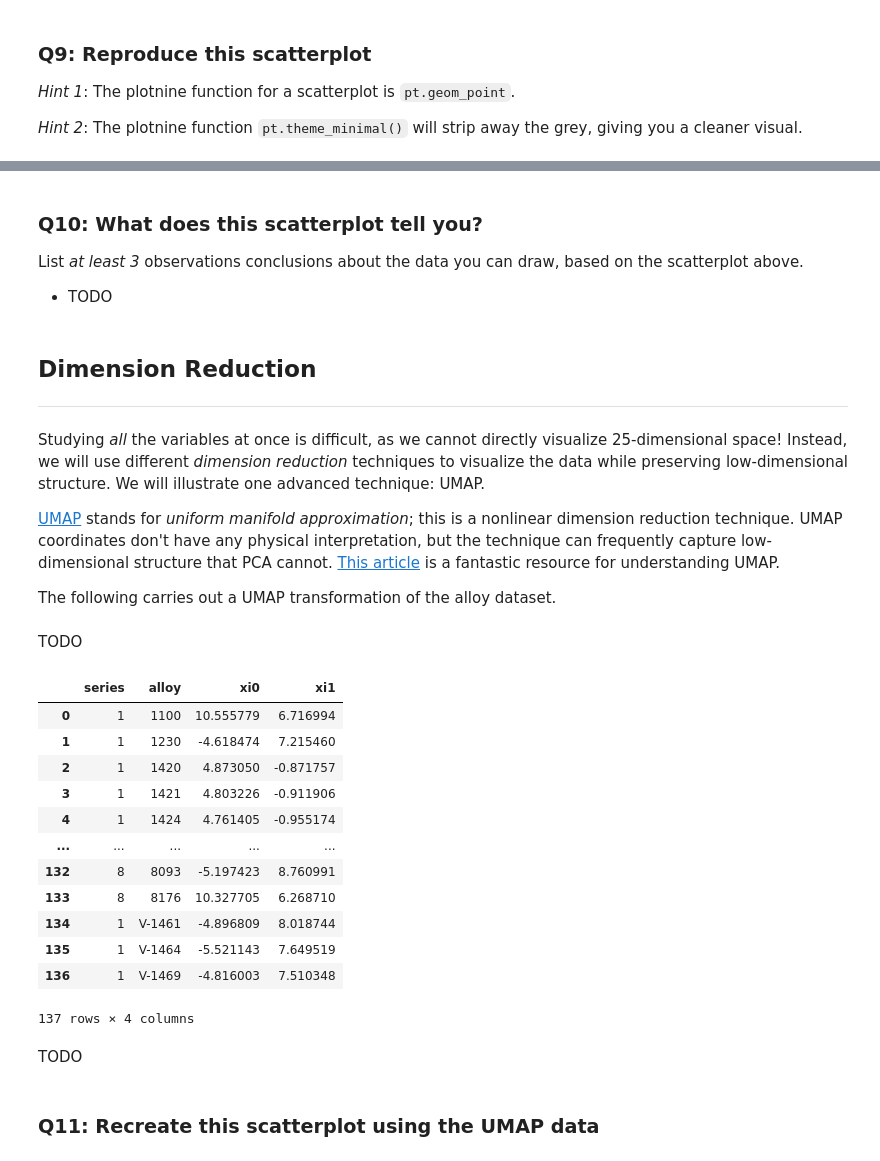
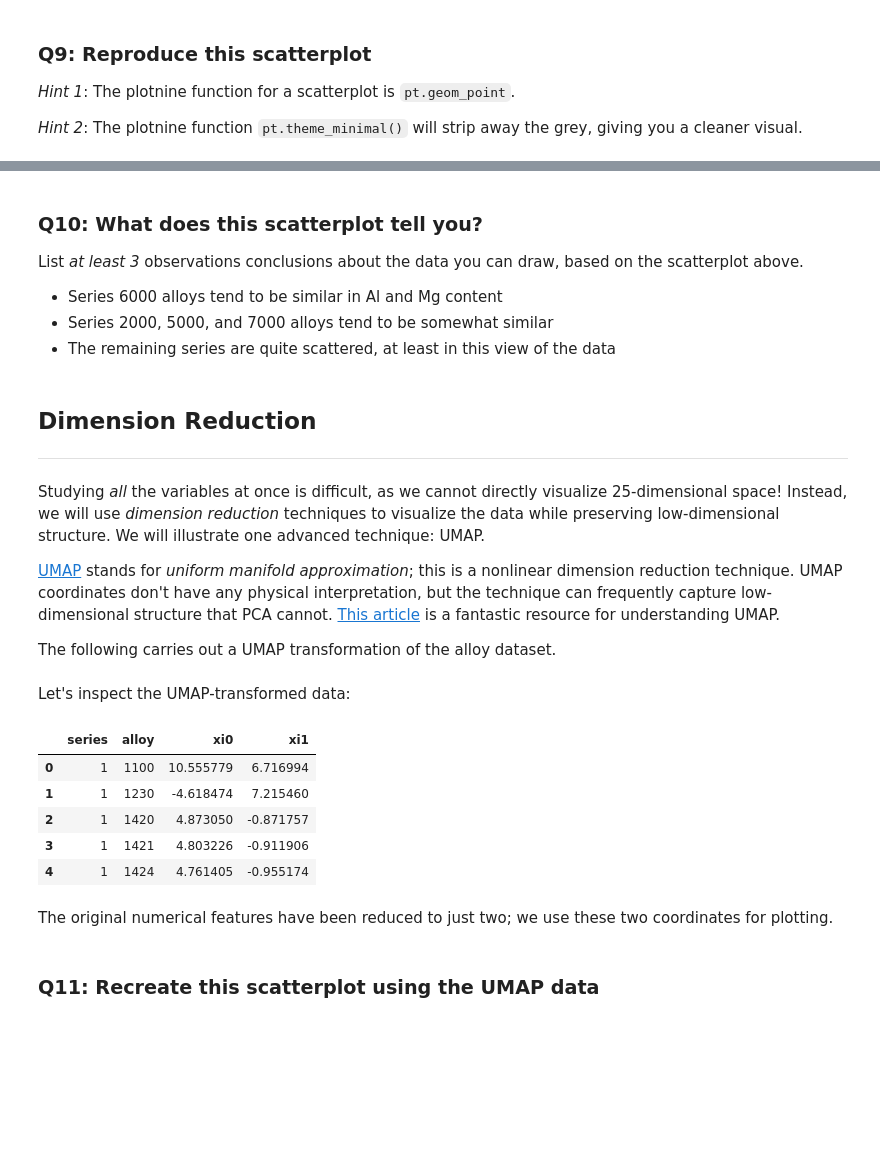
Before and after one commit to zdelrosario/mi101, a Jupyter notebook: _sources/notebooks/04_vis_solution.ipynb, the cells around one changed output, grey strips where cells are left out. Saved outputs shown, nothing was run; the diff lists cells and outputs as text; code cells hidden in the pictures; blank space fills up the shorter version.

```diff
--- a/_sources/notebooks/04_vis_solution.ipynb
+++ b/_sources/notebooks/04_vis_solution.ipynb
@@ -396,14 +396,16 @@ p
 
 List _at least 3_ observations conclusions about the data you can draw, based on the scatterplot above.
 
-- TODO
+- Series 6000 alloys tend to be similar in Al and Mg content
+- Series 2000, 5000, and 7000 alloys tend to be somewhat similar
+- The remaining series are quite scattered, at least in this view of the data
 <!-- solution-end -->
 # %% [markdown]
 ## Dimension Reduction
 
 ---
 
-Studying *all* the variables at once is difficult, as we cannot directly visualize 25-dimensional space! Instead, we will use different *dimension reduction* techniques to visualize the data while preserving low-dimensional structure. We will illustrate one advanced technique: UMAP.
+Studying *all* the variables at once is difficult, as we cannot directly visualize 25-dimensional space! Instead, we will use *dimension reduction* techniques to visualize the data while preserving low-dimensional structure. We will illustrate one advanced technique: UMAP.
 
 [UMAP](https://umap-learn.readthedocs.io/en/latest/) stands for *uniform manifold approximation*; this is a nonlinear dimension reduction technique. UMAP coordinates don't have any physical interpretation, but the technique can frequently capture low-dimensional structure that PCA cannot. [This article](https://pair-code.github.io/understanding-umap/) is a fantastic resource for understanding UMAP.
 
@@ -417,28 +419,22 @@ df_umap_data = (
     >> gr.tf_bind_cols(df_alloys[["alloy", "series"]])
     >> gr.tf_select("series", "alloy", gr.everything())
 )
-# %% [markdown]
-TODO
+# %% [markdown]
+Let's inspect the UMAP-transformed data:
 # %%
 (
     df_umap_data
+    >> gr.tf_head()
 )
 # %% [output]
 |  | series | alloy | xi0 | xi1 |
 | 0 | 1 | 1100 | 10.555779 | 6.716994 |
 | 1 | 1 | 1230 | -4.618474 | 7.215460 |
 | 2 | 1 | 1420 | 4.873050 | -0.871757 |
 | 3 | 1 | 1421 | 4.803226 | -0.911906 |
 | 4 | 1 | 1424 | 4.761405 | -0.955174 |
-| ... | ... | ... | ... | ... |
-| 132 | 8 | 8093 | -5.197423 | 8.760991 |
-| 133 | 8 | 8176 | 10.327705 | 6.268710 |
-| 134 | 1 | V-1461 | -4.896809 | 8.018744 |
-| 135 | 1 | V-1464 | -5.521143 | 7.649519 |
-| 136 | 1 | V-1469 | -4.816003 | 7.510348 |
-137 rows × 4 columns
-# %% [markdown]
-TODO
+# %% [markdown]
+The original numerical features have been reduced to just two; we use these two coordinates for plotting.
 # %% [markdown]
 ### __Q11__: Recreate this scatterplot using the UMAP data
 # %%
```
Also changed, not shown: parts of 10 cells of this notebook, 30 other files.
